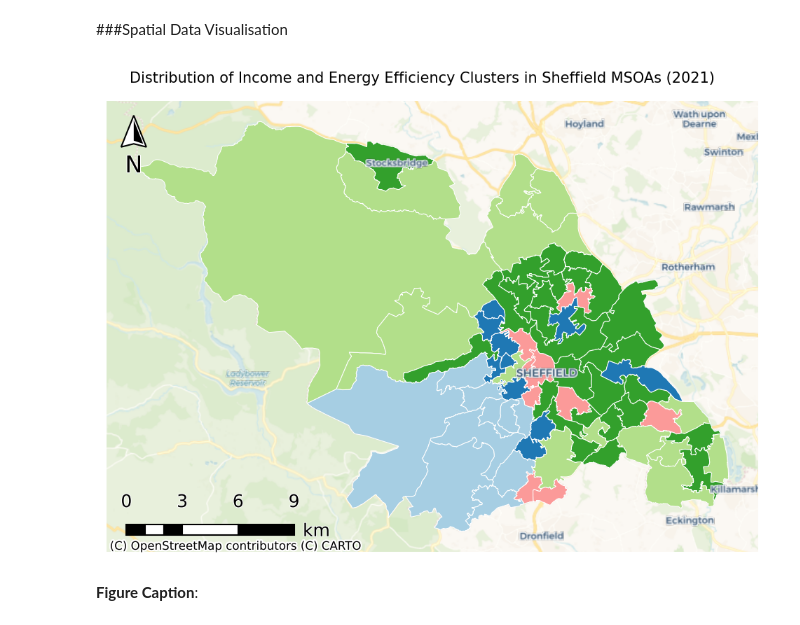
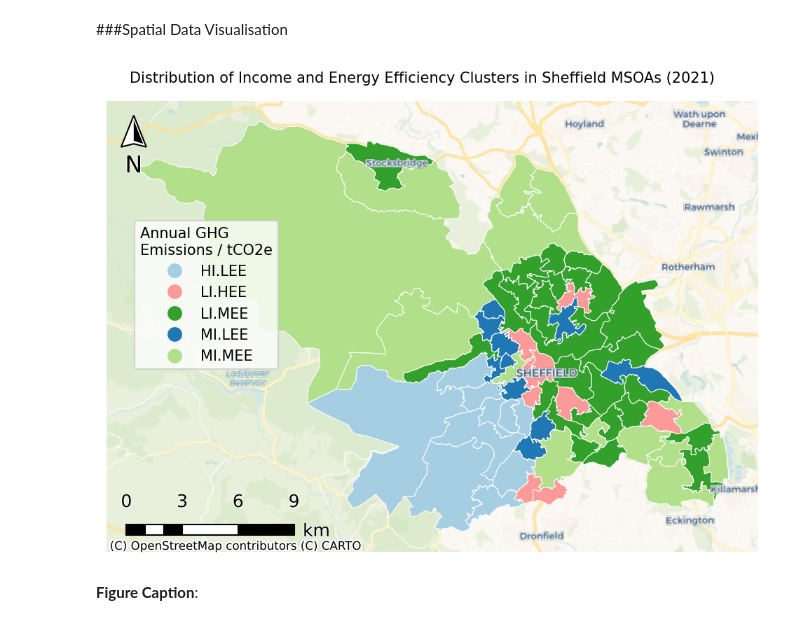
Before and after one commit to jwsn8667/GEOG5003M, a Jupyter notebook: GEOG5003_A2_201913950.ipynb, the cells around one changed output. Saved outputs shown, nothing was run; the diff lists cells and outputs as text; code cells hidden in the pictures.

```diff
--- a/GEOG5003_A2_201913950.ipynb
+++ b/GEOG5003_A2_201913950.ipynb
@@ -953,35 +953,37 @@ color_discrete_map={'LI.HEE':'#33a02c','HI.LEE':'#b2df8a','MI.MEE':'#fb9a99','MI
 
 custom_colour = mpl.colors.ListedColormap([color_discrete_map[i] for i in Clusters['Cluster Name'].unique()])
 
 # Converting from geographic coordinates CRS to the (Cartesian, projected) British National Grid (OSBG36) coordinate reference system
 geo_Clusters = geo_Clusters.to_crs(epsg=27700)
 
 # Creating a figure and axis with a single subplot
 f,ax = plt.subplots(1, figsize=(8,6))
 
 # Plotting K-means clusters as a choropleth
-geo_Clusters.plot(ax=ax, column='Cluster Name',legend=False, legend_kwds={'fontsize':'10','fmt':'{:.2f}','title':'Annual GHG\nEmissions / tCO2e'}, categorical=True, linewidth=0.5, cmap=custom_colour, edgecolor='white')
+geo_Clusters.plot(ax=ax, column='Cluster Name',legend=True, legend_kwds={'fontsize':'10','fmt':'{:.2f}','title':'Annual GHG\nEmissions / tCO2e'}, categorical=True, linewidth=0.5, cmap=custom_colour, edgecolor='white')
 
 # Removing figure axes
 ax.set_axis_off()
 
+# Fixing legend placement to avoid obscuring map data
+ax.get_legend().set_bbox_to_anchor((.275, .75))
 
 # Adding a CARTO basemap and labels for context
 ctx.add_basemap(ax, crs=geo_Clusters.crs, source=ctx.providers.CartoDB.VoyagerNoLabels, zoom=11)
 ctx.add_basemap(ax, crs=geo_Clusters.crs, source=ctx.providers.CartoDB.VoyagerOnlyLabels, zoom=11)
 
 # Suppressing a warning from the scale bar function
 warnings.filterwarnings('ignore')
 
 # Adding a north arrow and scale bar
 north_arrow(ax, location="upper left", rotation={"crs":geo_Clusters.crs, "reference":"center"}, shadow=False, scale=0.3)
 scale_bar(ax, location="lower left", style="boxes", bar={"projection":geo_Clusters.crs,"unit":"km"})
 
 # Setting figure title and resolution
 f.suptitle('Distribution of Income and Energy Efficiency Clusters in Sheffield MSOAs (2021)', y=0.9, fontsize=10)
 f.set_dpi(150)
 # %% [output]
-[figure, old version]
+[figure, new version]
 # %% [markdown]
 **Figure Caption**:
 # %% [markdown]
```
